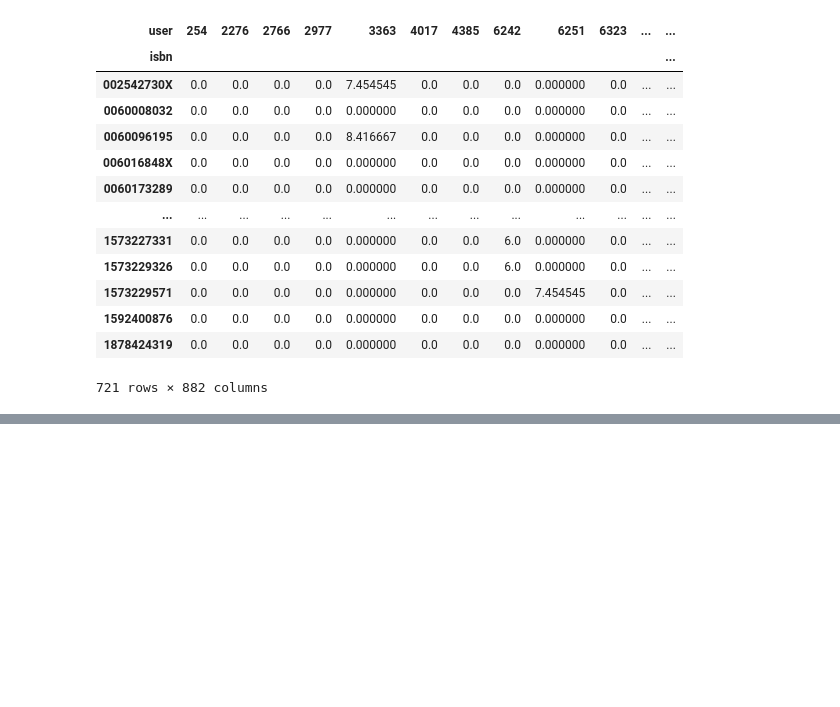
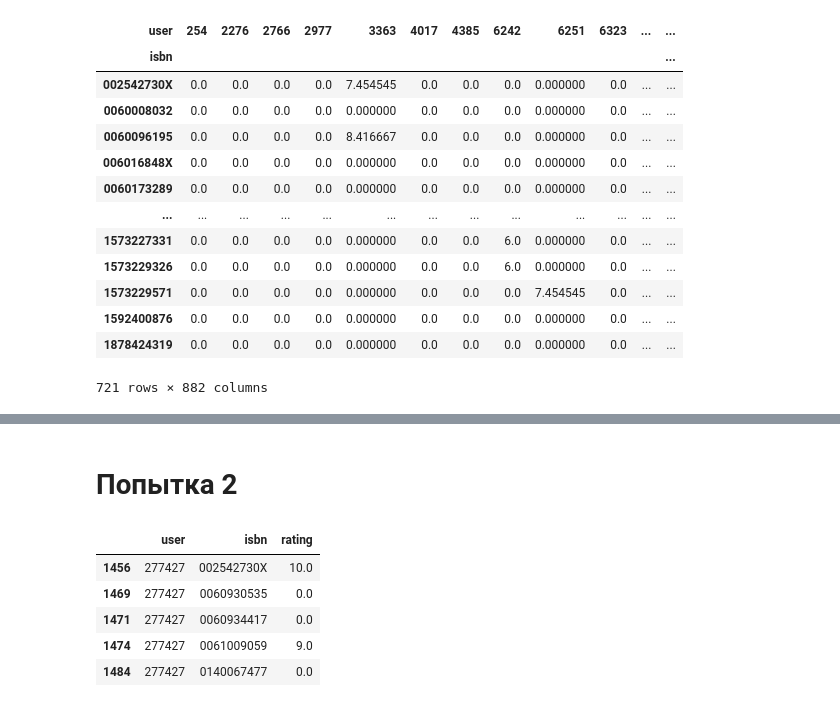
Before and after one commit to zyf2021/fcc_book_recommendation_knn, a Jupyter notebook: fcc_book_recommendation_knn.ipynb, the cells around one changed output, grey strips where cells are left out. Cells and saved outputs as stored; diff of their text form; code cells hidden in the pictures; blank space fills up the shorter version.

Commit message:
Вторая попытка написать рекомендации по книгам. Они получаются, но не проходят тест

```diff
--- a/fcc_book_recommendation_knn.ipynb
+++ b/fcc_book_recommendation_knn.ipynb
@@ -390,0 +361,2 @@ def get_recommends(book = ""):
+# %% [markdown]
+# Попытка 2
@@ -390,0 +382,15 @@ def get_recommends(book = ""):
+# %%
+user_counts = df_ratings['user'].value_counts()
+user_counts = user_counts[user_counts > 200].index
+filtered_ratings = df_ratings[df_ratings['user'].isin(user_counts)]
+isbn_counts = df_ratings['isbn'].value_counts()
+isbn_counts = isbn_counts[isbn_counts > 100].index
+filtered_ratings = filtered_ratings[filtered_ratings['isbn'].isin(isbn_counts)]
+filtered_ratings.head()
+# %% [output]
+|  | user | isbn | rating |
+| 1456 | 277427 | 002542730X | 10.0 |
+| 1469 | 277427 | 0060930535 | 0.0 |
+| 1471 | 277427 | 0060934417 | 0.0 |
+| 1474 | 277427 | 0061009059 | 9.0 |
+| 1484 | 277427 | 0140067477 | 0.0 |
```
Also changed, not shown: parts of 31 cells of this notebook.
